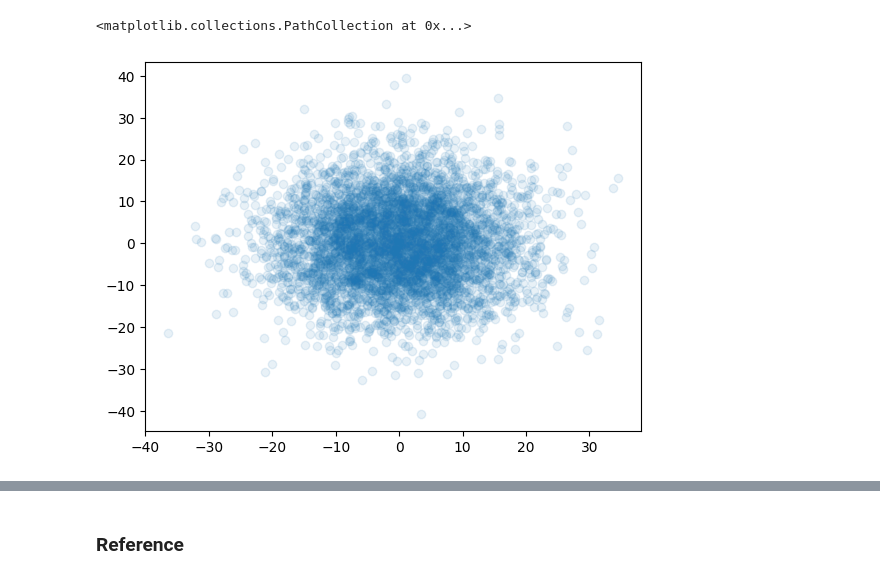
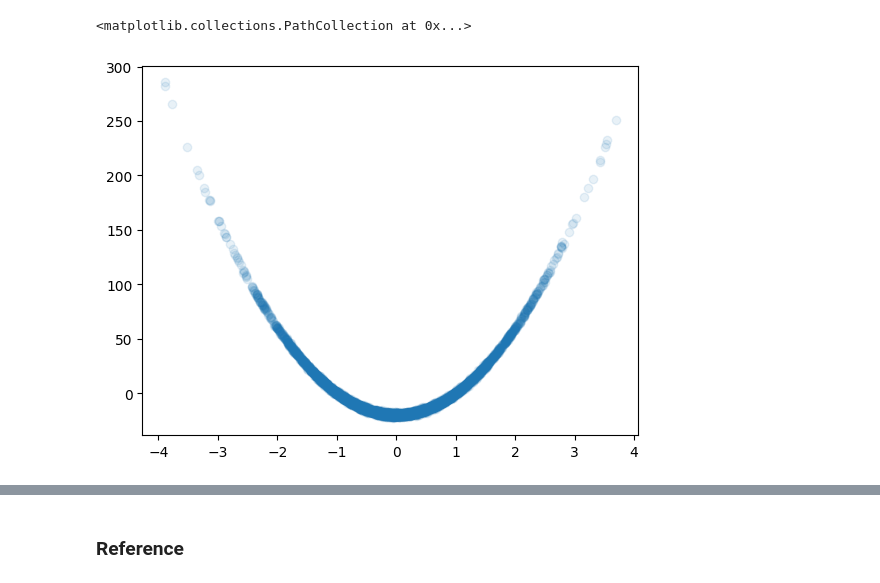
Before and after one commit to cepessh/adaptive_mcmc, a Jupyter notebook: notebooks/experiments.ipynb, the cells around one changed output, grey strips where cells are left out. Saved outputs shown, nothing was run; the diff lists cells and outputs as text; code cells hidden in the pictures.

```diff
--- a/notebooks/experiments.ipynb
+++ b/notebooks/experiments.ipynb
@@ -361,12 +372,17 @@ def get_deterministic_gaussian_se(dimension: int,
     _, cov = sample_se_covariance_torch(dimension)
 
     return Gaussian(mean=mean, cov=cov), mean.unsqueeze(0)
+
+def get_banana(dimension: int, b: float = 2.):
+    mean = torch.zeros(dimension)
+    return BananaDistribution(dimension, b), mean.unsqueeze(0)
 # %%
 # dist = FunnelDistribution(32, scale=3)
 
 #dist, _ = get_toeplitz_gaussian(256, rho=0.95)
 # dist, _ = get_deterministic_gaussian_se(32)
-dist, _ = get_illcond_gaussian(128)
+#dist, _ = get_illcond_gaussian(128)
+dist, _ = get_banana(32, b=20.)
 
 # dist, _ = get_random_GM(gaussian_count=25, dimension=32, cube=2., scale=2.,)
 # dist, _ = get_toeplitz_GM(dimension=32, cube=2., rho=0.9)
@@ -374,9 +390,9 @@ dist, _ = get_illcond_gaussian(128)
 
 samples = dist.sample(5000).detach().numpy()
 # %%
-plt.scatter(samples[:, -2], samples[:, -1], alpha=0.1)
+plt.scatter(samples[:, 0], samples[:, 1], alpha=0.1)
 # %% [output]
 <matplotlib.collections.PathCollection at 0x...>
-[figure, old version]
+[figure, new version]
 # %%
 def dist_factory(name, dimension, cube=2., scale=2., funnel_scale=3, gaussian_count=25, rho=0.95, sigma=1.,
```
Also changed, not shown: parts of 19 cells of this notebook.
